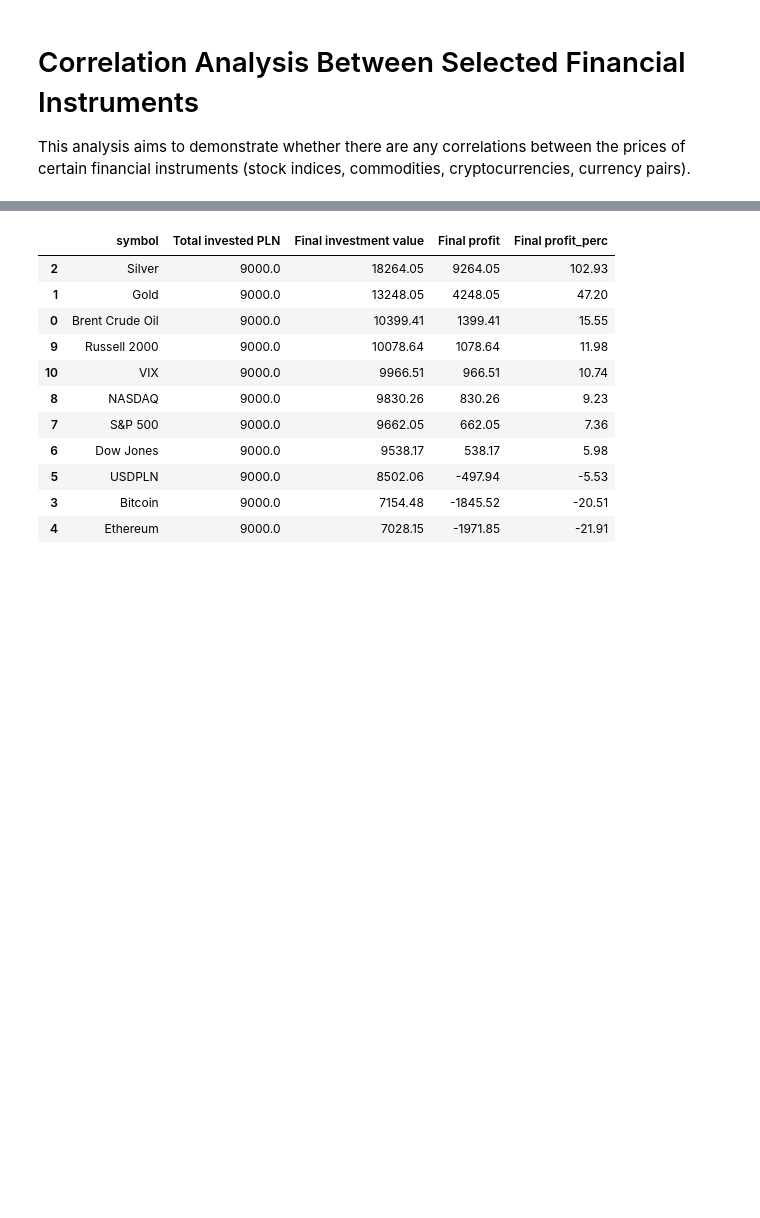
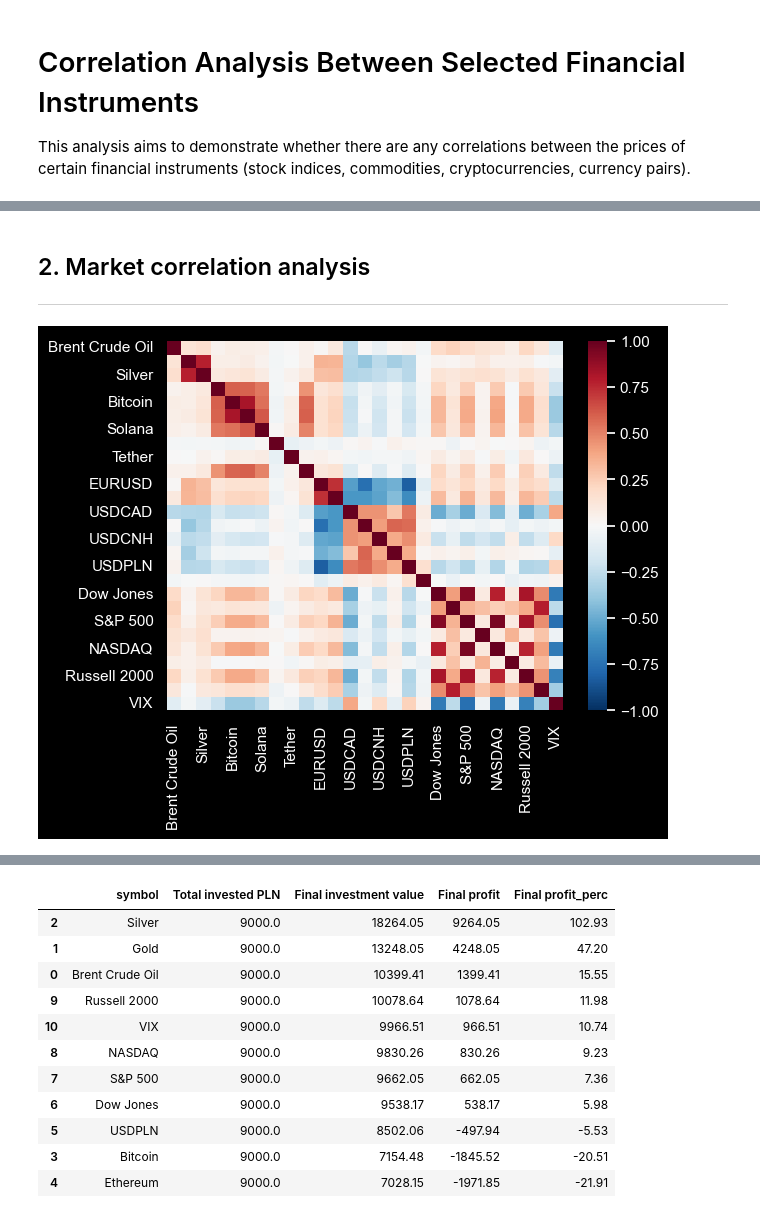
Before and after one commit to pawel-szulik/financial-market-analysis, a Jupyter notebook: notebooks/analysis.ipynb, the cells around one changed output, grey strips where cells are left out. Drawn from its saved outputs; the diff is of its cells as text; code cells hidden in the pictures; blank space fills up the shorter version.

Commit message:
analysis.ipynb - code ready

```diff
--- a/notebooks/analysis.ipynb
+++ b/notebooks/analysis.ipynb
@@ -34,0 +8,7 @@ sma_change_plot(x.close_prices, symbols_list)
+# %%
+import src.data_loader as dl
+import src.analytics as aly
+import src.plotting as pl
+
+data = dl.DataManager('../database_2026-03-04')
+data.load_everything()
@@ -34,0 +30,10 @@ sma_change_plot(x.close_prices, symbols_list)
+# %% [markdown]
+## 2. Market correlation analysis
+---
+# %%
+returns = data.close_returns
+pear_cor, pear_p_vals = aly.correlations(returns, "pearson")
+spear_cor, spear_p_vals = aly.correlations(returns, "spearman")
+pl.heatmap_corr(pear_cor)
+# %% [output]
+[figure, added]
```
Also changed, not shown: parts of 19 cells of this notebook, 1 other file.
